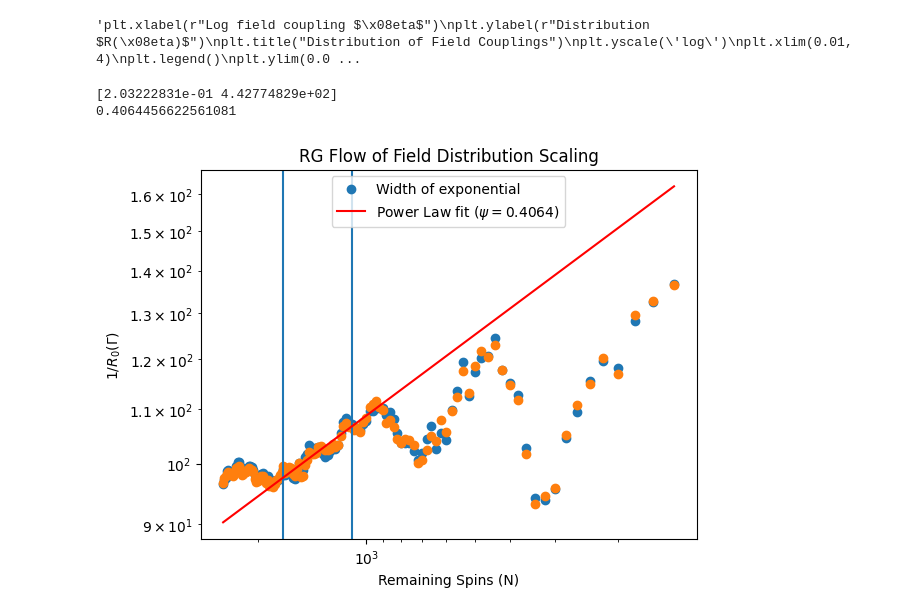
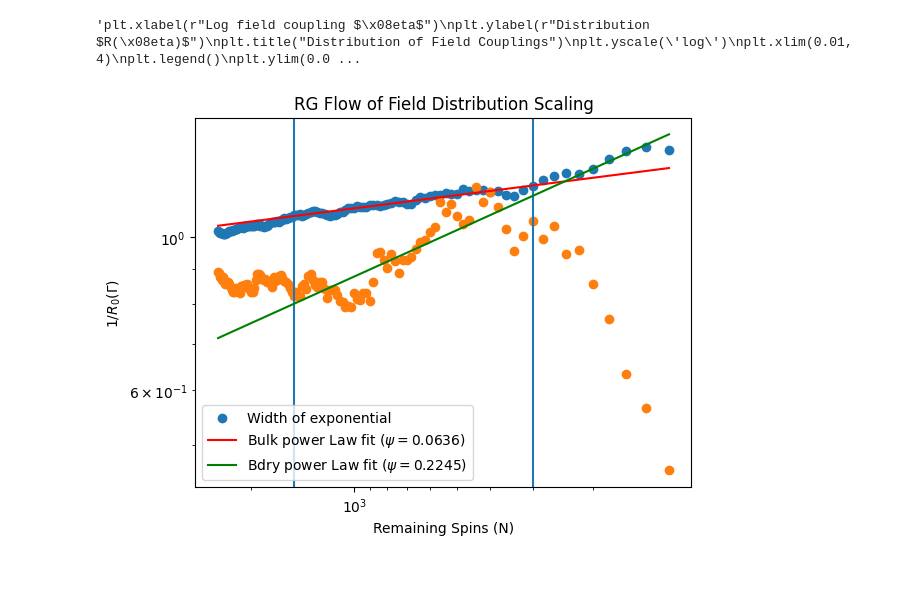
Before and after one commit to tsgaurav/Ising_RSRG, a Jupyter notebook: ipynb_notebooks/Ising_Decimation_2D.ipynb, the cells around one changed output. Drawn from its saved outputs; the diff is of its cells as text; code cells hidden in the pictures; blank space fills up the shorter version.

```diff
--- a/ipynb_notebooks/Ising_Decimation_2D.ipynb
+++ b/ipynb_notebooks/Ising_Decimation_2D.ipynb
@@ -312,6 +315,6 @@ L, a, b = 100, 0.1, 0.1
 nn_ind = triangle_nn_indices(L)
 nnn_ind = triangle_nnn_indices(L)
 t = time.time()
-J_ij_vals = fill_J_ij_matrix(L*L, nn_ind, nnn_ind, a, b, include_nnn=False)
+J_ij_vals = fill_J_ij_matrix(L*L, nn_ind, nnn_ind, a, b, include_nnn=True)
 print(-t+time.time())
 # %% [output]
@@ -654,7 +659,7 @@ class boundary_system:
         return None
 # %%
 L = 50
-steps = int(0.95*L*L)
+steps = 2400#int(0.95*L*L)
 a, b = 0.1, 0.105
 measure_step = 20
 
@@ -664,7 +669,7 @@ nnn_ind = triangle_nnn_indices(L)
 
 check_list = np.floor(L*L*(1- 1/(2.5**np.arange(10))))
 
-runs = 100
+runs = 1
 # %%
 for run in range(runs):
     J_ij_vals = fill_J_ij_matrix(L*L, nn_ind, nnn_ind, a, b)
@@ -714,38 +722,38 @@ plt.ylim(0.01, 1)"""
 # %% [output]
 'plt.xlabel(r"Log field coupling $\x08eta$")\nplt.ylabel(r"Distribution $R(\x08eta)$")\nplt.title("Distribution of Field Couplings")\nplt.yscale(\'log\')\nplt.xlim(0.01, 4)\nplt.legend()\nplt.ylim(0.0 ...
 # %%
-x = L*L - np.arange(len(R0_array))*measure_step
-y = runs/R0_array
-R_length = len(y)
+x = L*L - np.arange(len(R0_array_bulk))*measure_step
+y_bulk = runs/R0_array_bulk
+y_bdry = runs/R0_array_bdry
+R_length = len(y_bulk)
 
-start = 40
-end = 70
+start = 50
+end = -10
 
 plt.axvline(x = x[start])
 plt.axvline(x = x[end])
-plt.scatter(x, y, label='Width of exponential')#, yerr=np.sqrt(np.array(R0_array_err))/np.array(R0_array)**2)
+plt.scatter(x, y_bulk, label='Width of exponential')#, yerr=np.sqrt(np.array(R0_array_err))/np.array(R0_array)**2)
 
-y2 = runs/np.array(R0_array_copy)
-plt.scatter(x, y2)
-
+plt.scatter(x, y_bdry)
 #plt.yscale('log')
 
-popt, pcov = curve_fit(power_law_scale, x[start:end], y[start:end])
-print(popt)
-print(popt[0]*2)
+popt, pcov = curve_fit(power_law_scale, x[start:end], y_bulk[start:end])
 
 plt.title("RG Flow of Field Distribution Scaling")
 plt.xlabel("Remaining Spins (N)")
 plt.ylabel(r"$1/R_0(\Gamma)$")
-plt.plot(x, power_law_scale(x, *popt), color='red', label=r'Power Law fit ($\psi=$'+str(round(popt[0]*2, 4))+')')
+plt.plot(x, power_law_scale(x, *popt), color='red', label=r'Bulk power Law fit ($\psi=$'+str(round(popt[0], 4))+')')
+
+start = 50
+end = -10
+popt, pcov = curve_fit(power_law_scale, x[start:end], y_bdry[start:end])
+plt.plot(x, power_law_scale(x, *popt), c='green',label=r'Bdry power Law fit ($\psi=$'+str(round(popt[0], 4))+')')
 
 plt.gca().invert_xaxis()
 plt.legend()
 plt.yscale('log')
 plt.xscale('log')
 
 #plt.xlim(1e4, 0.8*1e3)
 # %% [output]
-[2.03222831e-01 4.42774829e+02]
-0.4064456622561081
-[figure, old version]
+[figure, new version]
```
Also changed, not shown: parts of 11 cells of this notebook, 2 other files.
